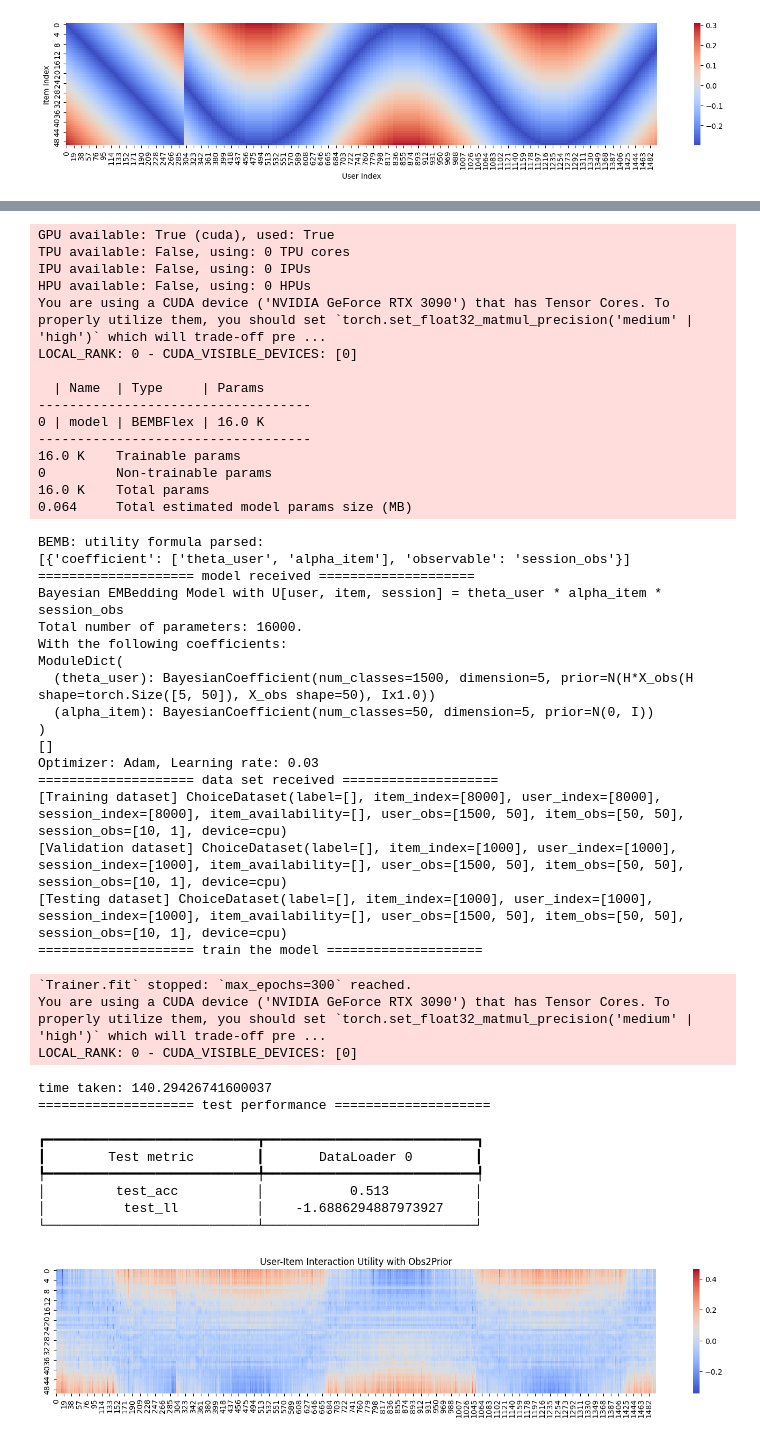
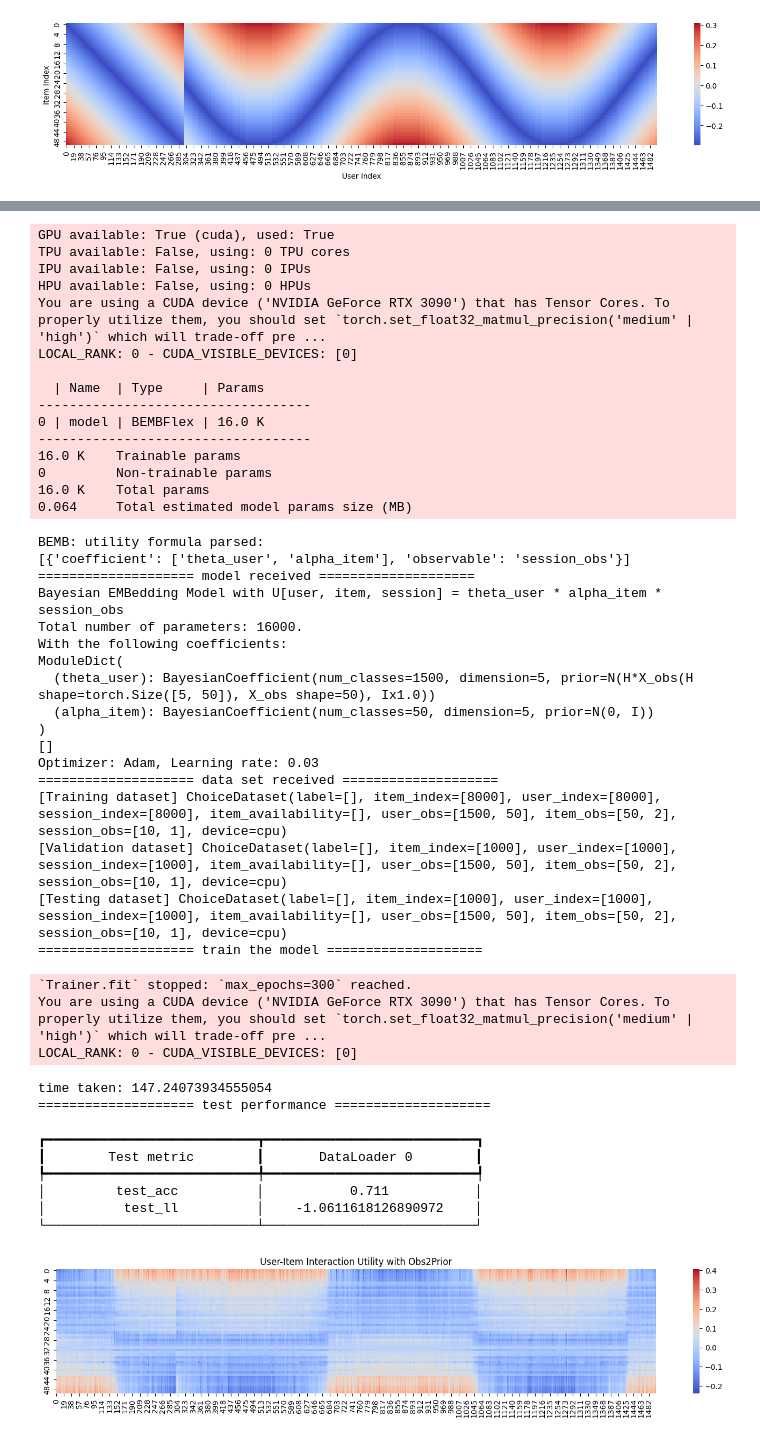
Before and after one commit to gsbDBI/bemb, a Jupyter notebook: tutorials/simulation/simulation_study_paper_demo.ipynb, the cells around one changed output, grey strips where cells are left out. Drawn from its saved outputs; the diff is of its cells as text; code cells hidden in the pictures.

```diff
--- a/tutorials/simulation/simulation_study_paper_demo.ipynb
+++ b/tutorials/simulation/simulation_study_paper_demo.ipynb
@@ -282,3 +271 @@ torch.Size([50, 2])
-# %%
-item_bin_cate = item_bin_cate.squeeze()
 # %%
@@ -595,6 +542,6 @@ where $H$ and $W$ are two learnable parameters.
 # %%
 def fit_model(obs2prior: bool):
-    LATENT_DIM = 10  # the dimension of alpha and theta.
+    LATENT_DIM = 5  # the dimension of alpha and theta.
     bemb = LitBEMBFlex(
         learning_rate=0.03,  # set the learning rate, feel free to play with different levels.
         pred_item=True,  # let the model predict item_index, don't change this one.
@@ -602,8 +549,7 @@ def fit_model(obs2prior: bool):
         utility_formula='theta_user * alpha_item',  # the utility formula.
         num_users=num_users,
         num_items=num_items,
-        num_user_obs=dataset.user_obs.shape[1],
-        num_item_obs=dataset.item_obs.shape[1],
+        num_user_obs=dataset_3.user_obs.shape[1],
         # whether to turn on obs2prior for each parameter.
         obs2prior_dict={'theta_user': obs2prior, 'alpha_item': False},
         # the dimension of latents, since the utility is an inner product of theta and alpha, they should have
@@ -618,7 +564,8 @@ def fit_model(obs2prior: bool):
     # use the provided run helper to train the model.
     # we set batch size to be 5% of the data size, and train the model for 10 epochs.
     # there would be 20*10=200 gradient update steps in total.
-    bemb = bemb.fit_model(dataset_list, batch_size=128, num_epochs=100, num_workers=0, device=DEVICE, enable_progress_bar=False)
+    bemb = bemb.fit_model(split_dataset_into_train_val_test(dataset_3),
+                          batch_size=128, num_epochs=100, num_workers=0, device=DEVICE, enable_progress_bar=False)
 
     # visualize the prediction.
     T = bemb.model.coef_dict['theta_user'].variational_mean_flexible.data
@@ -629,7 +576,7 @@ def fit_model(obs2prior: bool):
         ax.set_title("User-Item Interaction Utility with Obs2Prior")
     else:
         ax.set_title("User-Item Interaction Utility without Obs2Prior")
-    fig.savefig(f"simulation_files/simulation_3_interaction_hat_obs2prior={obs2prior}.png", dpi=DPI, bbox_inches="tight")
+    fig.savefig(os.path.join(OUTPUT_DIR, f"simulation_3_interaction_hat_obs2prior={obs2prior}.png"), dpi=DPI, bbox_inches="tight")
     fig.show()
 # %%
 fit_model(obs2prior=True)
@@ -792,16 +734,13 @@ dtype: float64
 user_obs = torch.zeros(num_users, num_items)
 user_obs[torch.arange(num_users), Is] = 1
 # %%
-dataset = ChoiceDataset(user_index=user_index, item_index=item_index, user_obs=user_obs, item_obs=item_obs, session_index=session_index, session_obs=session_obs.view(num_sessions, 1))
-
-idx = np.random.permutation(len(dataset))
-train_size = int(0.8 * len(dataset))
-val_size = int(0.1 * len(dataset))
-train_idx = idx[:train_size]
-val_idx = idx[train_size: train_size + val_size]
-test_idx = idx[train_size + val_size:]
-
-dataset_list = [dataset[train_idx], dataset[val_idx], dataset[test_idx]]
+dataset_4 = ChoiceDataset(
+    user_index=user_index,
+    item_index=item_index,
+    user_obs=user_obs,
+    item_obs=item_obs,
+    session_index=session_index,
+    session_obs=session_obs.view(num_sessions, 1))
 # %%
 def fit_model(obs2prior: bool):
     LATENT_DIM = 5  # the dimension of alpha and theta.
@@ -813,23 +752,19 @@ def fit_model(obs2prior: bool):
         num_users=num_users,
         num_items=num_items,
         num_sessions=num_sessions,
-        num_user_obs=dataset.user_obs.shape[1],
-        num_item_obs=dataset.item_obs.shape[1],
+        num_user_obs=dataset_4.user_obs.shape[1],
         # whether to turn on obs2prior for each parameter.
         obs2prior_dict={'theta_user': obs2prior, 'alpha_item': False},
         # the dimension of latents, since the utility is an inner product of theta and alpha, they should have
         # the same dimension.
         coef_dim_dict={'theta_user': LATENT_DIM, 'alpha_item': LATENT_DIM}
-    )
-
-    # use GPU if available.
-    if torch.cuda.is_available():
-        bemb = bemb.to('cuda')
+    ).to(DEVICE)
 
     # use the provided run helper to train the model.
     # we set batch size to be 5% of the data size, and train the model for 10 epochs.
     # there would be 20*10=200 gradient update steps in total.
-    bemb = bemb.fit_model(dataset_list, batch_size=128, num_epochs=300, num_workers=0, device=DEVICE, enable_progress_bar=False)
+    bemb = bemb.fit_model(split_dataset_into_train_val_test(dataset_4),
+                          batch_size=128, num_epochs=300, num_workers=0, device=DEVICE, enable_progress_bar=False)
 
     # visualize the prediction.
     T = bemb.model.coef_dict['theta_user'].variational_mean_flexible.data
@@ -840,10 +775,10 @@ def fit_model(obs2prior: bool):
         ax.set_title("User-Item Interaction Utility with Obs2Prior")
     else:
         ax.set_title("User-Item Interaction Utility without Obs2Prior")
-    fig.savefig(f"simulation_files/simulation_4_interaction_hat_obs2prior={obs2prior}.png", dpi=DPI, bbox_inches="tight")
+    fig.savefig(os.path.join(OUTPUT_DIR, f"simulation_4_interaction_hat_obs2prior={obs2prior}.png"), dpi=DPI, bbox_inches="tight")
     fig.show()
 # %%
-fit_model(True)
+fit_model(obs2prior=True)
 # %% [output]
 GPU available: True (cuda), used: True
 TPU available: False, using: 0 TPU cores
@@ -855,37 +790,37 @@ LOCAL_RANK: 0 - CUDA_VISIBLE_DEVICES: [0]
   | Name  | Type     | Params
 -----------------------------------
 0 | model | BEMBFlex | 16.0 K
 -----------------------------------
 16.0 K    Trainable params
 0         Non-trainable params
 16.0 K    Total params
 0.064     Total estimated model params size (MB)
 BEMB: utility formula parsed:
 [{'coefficient': ['theta_user', 'alpha_item'], 'observable': 'session_obs'}]
 ==================== model received ====================
 Bayesian EMBedding Model with U[user, item, session] = theta_user * alpha_item * session_obs
 Total number of parameters: 16000.
 With the following coefficients:
 ModuleDict(
   (theta_user): BayesianCoefficient(num_classes=1500, dimension=5, prior=N(H*X_obs(H shape=torch.Size([5, 50]), X_obs shape=50), Ix1.0))
   (alpha_item): BayesianCoefficient(num_classes=50, dimension=5, prior=N(0, I))
 )
 []
 Optimizer: Adam, Learning rate: 0.03
 ==================== data set received ====================
-[Training dataset] ChoiceDataset(label=[], item_index=[8000], user_index=[8000], session_index=[8000], item_availability=[], user_obs=[1500, 50], item_obs=[50, 50], session_obs=[10, 1], device=cpu)
-[Validation dataset] ChoiceDataset(label=[], item_index=[1000], user_index=[1000], session_index=[1000], item_availability=[], user_obs=[1500, 50], item_obs=[50, 50], session_obs=[10, 1], device=cpu)
-[Testing dataset] ChoiceDataset(label=[], item_index=[1000], user_index=[1000], session_index=[1000], item_availability=[], user_obs=[1500, 50], item_obs=[50, 50], session_obs=[10, 1], device=cpu)
+[Training dataset] ChoiceDataset(label=[], item_index=[8000], user_index=[8000], session_index=[8000], item_availability=[], user_obs=[1500, 50], item_obs=[50, 2], session_obs=[10, 1], device=cpu)
+[Validation dataset] ChoiceDataset(label=[], item_index=[1000], user_index=[1000], session_index=[1000], item_availability=[], user_obs=[1500, 50], item_obs=[50, 2], session_obs=[10, 1], device=cpu)
+[Testing dataset] ChoiceDataset(label=[], item_index=[1000], user_index=[1000], session_index=[1000], item_availability=[], user_obs=[1500, 50], item_obs=[50, 2], session_obs=[10, 1], device=cpu)
 ==================== train the model ====================
 `Trainer.fit` stopped: `max_epochs=300` reached.
 You are using a CUDA device ('NVIDIA GeForce RTX 3090') that has Tensor Cores. To properly utilize them, you should set `torch.set_float32_matmul_precision('medium' | 'high')` which will trade-off pre ...
 LOCAL_RANK: 0 - CUDA_VISIBLE_DEVICES: [0]
-time taken: 140.29426741600037
+time taken: 147.24073934555054
 ==================== test performance ====================
 ┏━━━━━━━━━━━━━━━━━━━━━━━━━━━┳━━━━━━━━━━━━━━━━━━━━━━━━━━━┓
 ┃        Test metric        ┃       DataLoader 0        ┃
 ┡━━━━━━━━━━━━━━━━━━━━━━━━━━━╇━━━━━━━━━━━━━━━━━━━━━━━━━━━┩
-│         test_acc          │           0.513           │
-│          test_ll          │    -1.6886294887973927    │
+│         test_acc          │           0.711           │
+│          test_ll          │    -1.0611618126890972    │
 └───────────────────────────┴───────────────────────────┘
-[figure, old version]
+[figure, new version]
```
Also changed, not shown: parts of 58 cells of this notebook, 22 other files.
